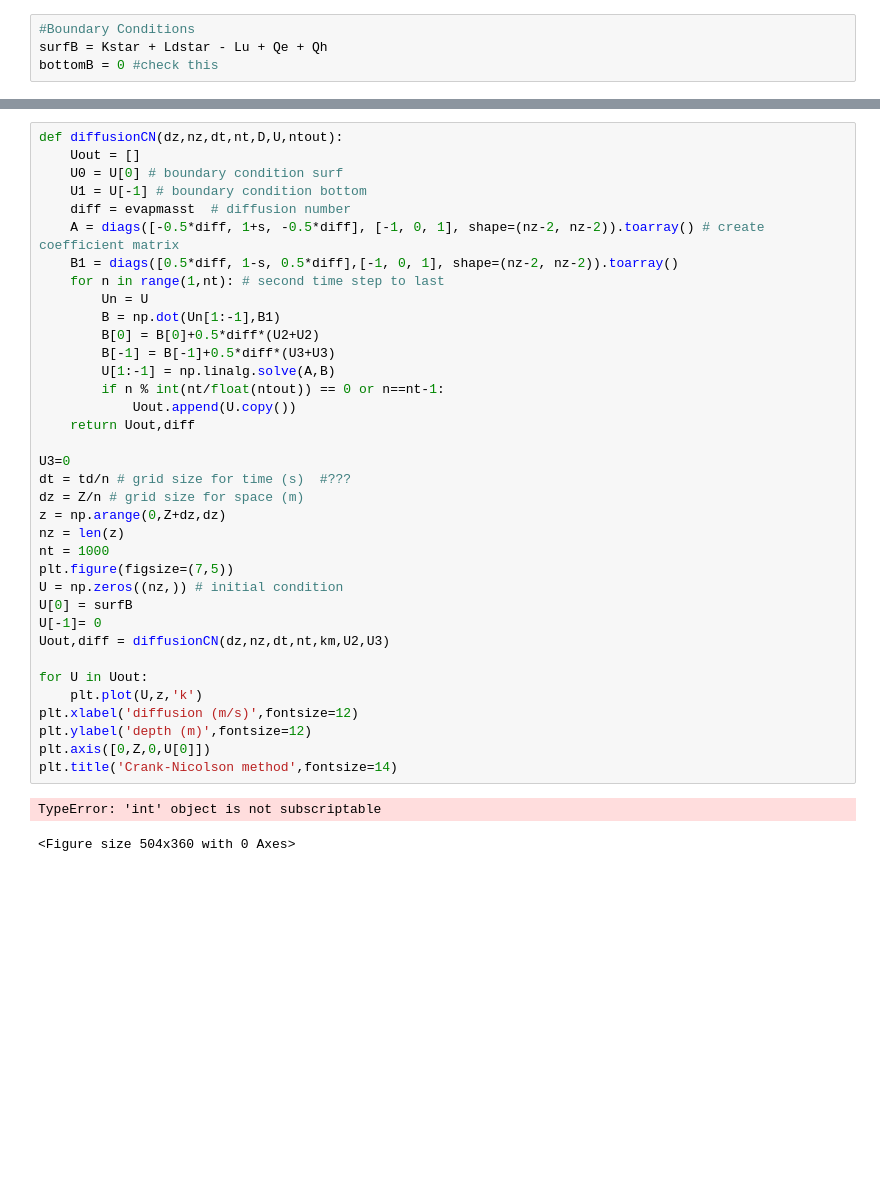
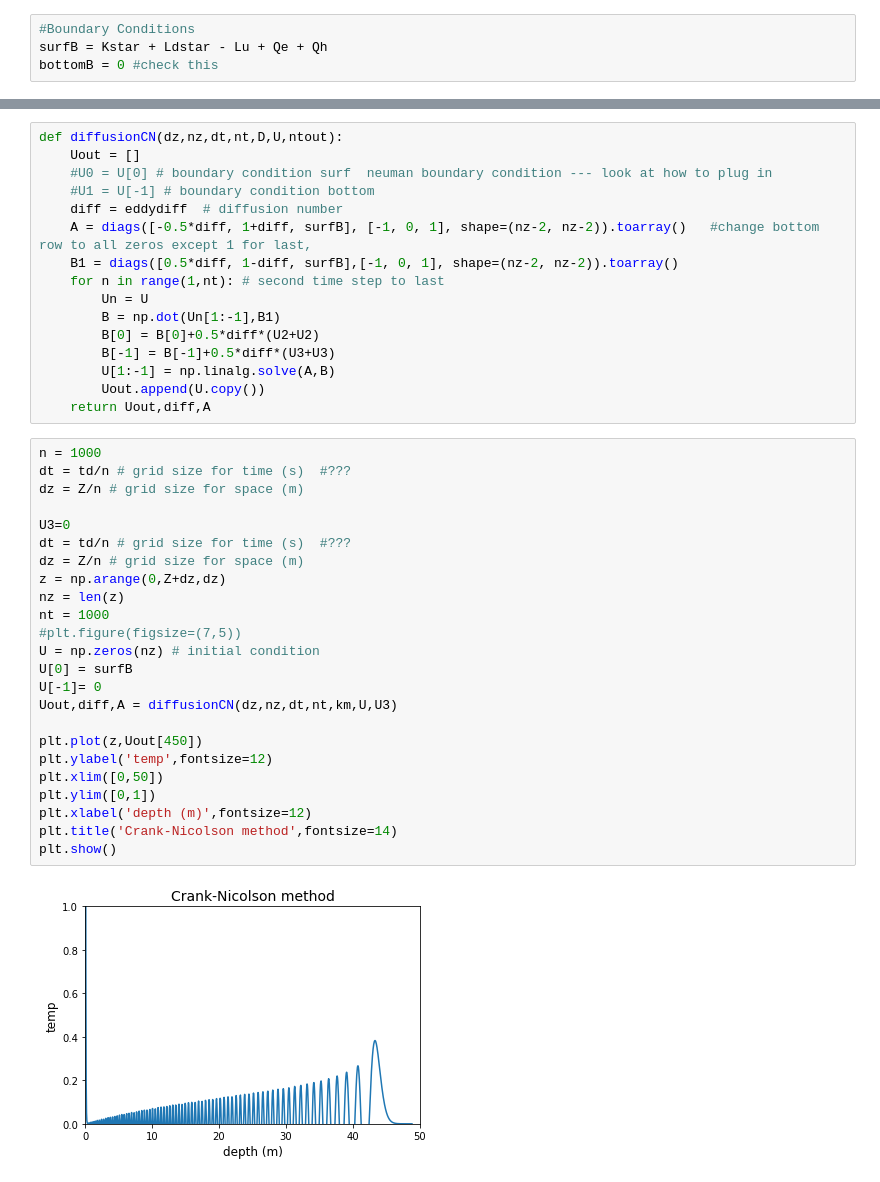
Before and after one commit to chelsealandsky/Final_Project_4610, a Jupyter notebook: FinalProject.ipynb, the cells around one changed output, grey strips where cells are left out. Cells and saved outputs as stored; diff of their text form; blank space fills up the shorter version.

```diff
--- a/FinalProject.ipynb
+++ b/FinalProject.ipynb
@@ -323,39 +339,42 @@ ValueError: x and y must have same first dimension, but have shapes (1,) and (10
 # %%
 def diffusionCN(dz,nz,dt,nt,D,U,ntout):
     Uout = []
-    U0 = U[0] # boundary condition surf
-    U1 = U[-1] # boundary condition bottom
-    diff = evapmasst  # diffusion number
-    A = diags([-0.5*diff, 1+s, -0.5*diff], [-1, 0, 1], shape=(nz-2, nz-2)).toarray() # create coefficient matrix
-    B1 = diags([0.5*diff, 1-s, 0.5*diff],[-1, 0, 1], shape=(nz-2, nz-2)).toarray()
+    #U0 = U[0] # boundary condition surf  neuman boundary condition --- look at how to plug in
+    #U1 = U[-1] # boundary condition bottom
+    diff = eddydiff  # diffusion number
+    A = diags([-0.5*diff, 1+diff, surfB], [-1, 0, 1], shape=(nz-2, nz-2)).toarray()   #change bottom row to all zeros except 1 for last,
+    B1 = diags([0.5*diff, 1-diff, surfB],[-1, 0, 1], shape=(nz-2, nz-2)).toarray()
     for n in range(1,nt): # second time step to last
         Un = U
         B = np.dot(Un[1:-1],B1)
         B[0] = B[0]+0.5*diff*(U2+U2)
         B[-1] = B[-1]+0.5*diff*(U3+U3)
         U[1:-1] = np.linalg.solve(A,B)
-        if n % int(nt/float(ntout)) == 0 or n==nt-1:
-            Uout.append(U.copy())
-    return Uout,diff
-
-U3=0
-dt = td/n # grid size for time (s)  #???
-dz = Z/n # grid size for space (m)
-z = np.arange(0,Z+dz,dz)
-nz = len(z)
-nt = 1000
-plt.figure(figsize=(7,5))
-U = np.zeros((nz,)) # initial condition
-U[0] = surfB
-U[-1]= 0
-Uout,diff = diffusionCN(dz,nz,dt,nt,km,U2,U3)
-
-for U in Uout:
-    plt.plot(U,z,'k')
-plt.xlabel('diffusion (m/s)',fontsize=12)
-plt.ylabel('depth (m)',fontsize=12)
-plt.axis([0,Z,0,U[0]])
-plt.title('Crank-Nicolson method',fontsize=14)
+        Uout.append(U.copy())
+    return Uout,diff,A
-# %% [output]
-TypeError: 'int' object is not subscriptable
-<Figure size 504x360 with 0 Axes>
+# %%
+n = 1000
+dt = td/n # grid size for time (s)  #???
+dz = Z/n # grid size for space (m)
+
+U3=0
+dt = td/n # grid size for time (s)  #???
+dz = Z/n # grid size for space (m)
+z = np.arange(0,Z+dz,dz)
+nz = len(z)
+nt = 1000
+#plt.figure(figsize=(7,5))
+U = np.zeros(nz) # initial condition
+U[0] = surfB
+U[-1]= 0
+Uout,diff,A = diffusionCN(dz,nz,dt,nt,km,U,U3)
+
+plt.plot(z,Uout[450])
+plt.ylabel('temp',fontsize=12)
+plt.xlim([0,50])
+plt.ylim([0,1])
+plt.xlabel('depth (m)',fontsize=12)
+plt.title('Crank-Nicolson method',fontsize=14)
+plt.show()
+# %% [output]
+[figure, added]
```
Also changed, not shown: parts of 4 cells of this notebook, 1 other file.
